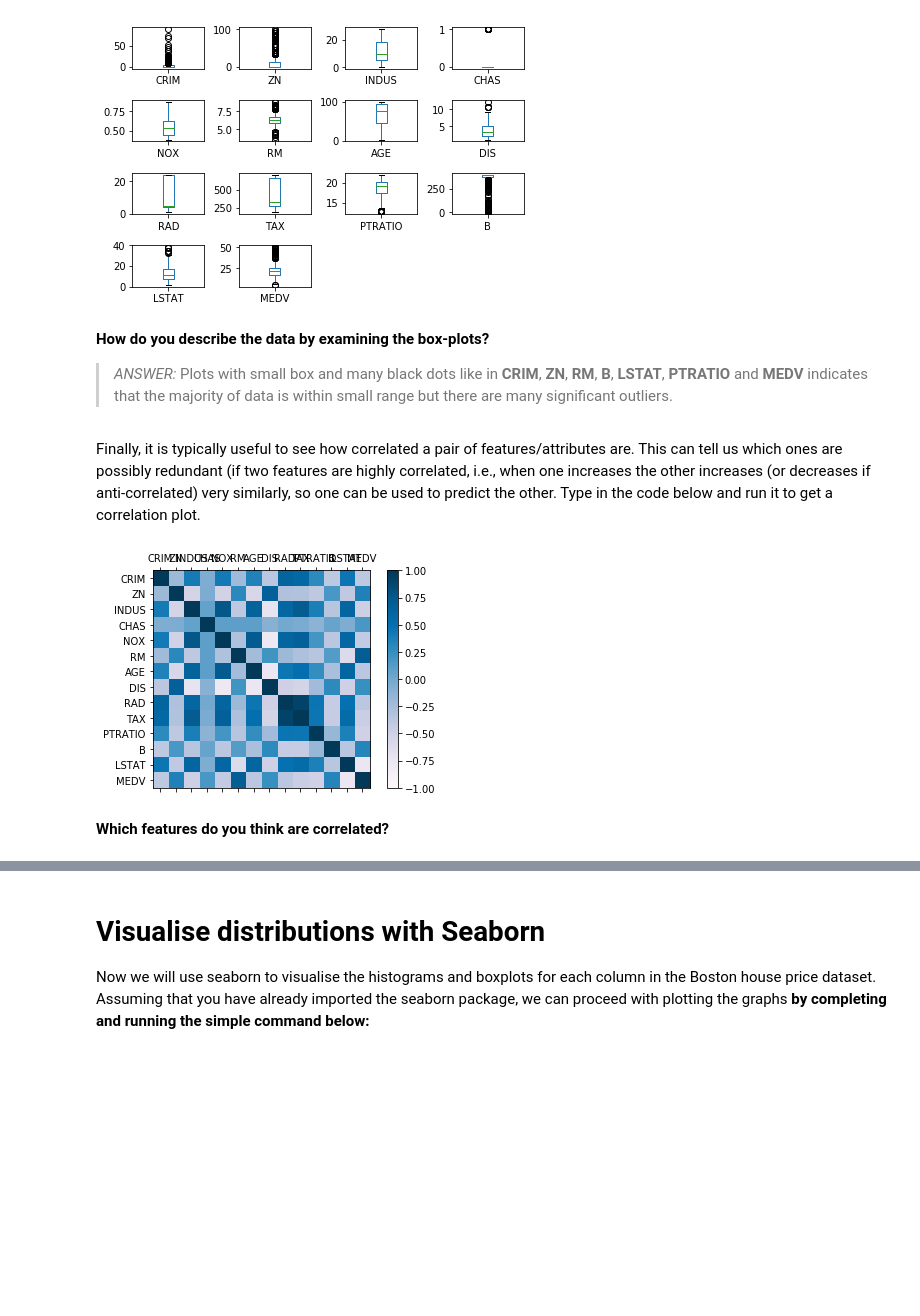
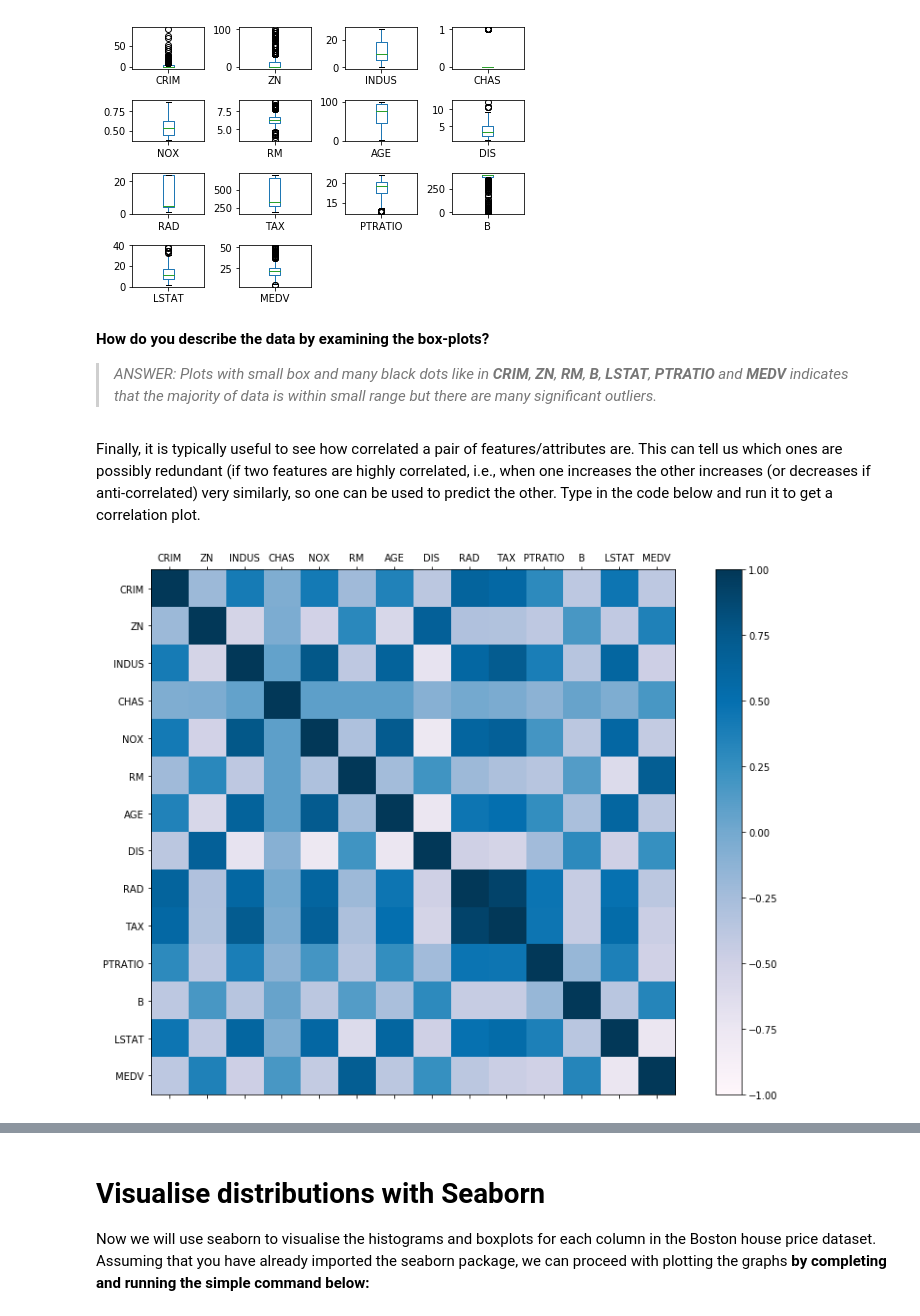
Before and after one commit to JanieTran/SCHOOL_MachineLearning, a Jupyter notebook: Week2/Lab2.ipynb, the cells around one changed output, grey strips where cells are left out. Drawn from its saved outputs; the diff is of its cells as text; code cells hidden in the pictures; blank space fills up the shorter version.

```diff
--- a/Week2/Lab2.ipynb
+++ b/Week2/Lab2.ipynb
@@ -189,25 +196,23 @@ plt.show()
 # %% [markdown]
 **How do you describe the data by examining the box-plots?**
 
-> *ANSWER:* Plots with small box and many black dots like in **CRIM**, **ZN**, **RM**, **B**, **LSTAT**, **PTRATIO** and **MEDV** indicates that the majority of data is within small range but there are many significant outliers.
+> *ANSWER: Plots with small box and many black dots like in **CRIM**, **ZN**, **RM**, **B**, **LSTAT**, **PTRATIO** and **MEDV** indicates that the majority of data is within small range but there are many significant outliers.*
 # %% [markdown]
 Finally, it is typically useful to see how correlated a pair of features/attributes are. This can tell us which ones are possibly redundant (if two features are highly correlated, i.e., when one increases the other increases (or decreases if anti-correlated) very similarly, so one can be used to predict the other. Type in the code below and run it to get a correlation plot.
 # %%
 correlation = bostonHouseFrame.corr()
 
-fig = plt.figure()
+fig = plt.figure(figsize = (15, 10))
 ax = fig.add_subplot(111)
 cax = ax.matshow(correlation, vmin = -1, vmax = 1, cmap = plt.cm.PuBu)
 fig.colorbar(cax)
 
 ticks = np.arange(0,14,1)
 ax.set_xticks(ticks)
 ax.set_yticks(ticks)
 ax.set_xticklabels(bostonHouseFrame.columns)
 ax.set_yticklabels(bostonHouseFrame.columns)
 
 plt.show()
 # %% [output]
-[figure, old version]
+[figure, new version]
-# %% [markdown]
-**Which features do you think are correlated?**
```
Also changed, not shown: parts of 23 cells of this notebook, 6 other files.
